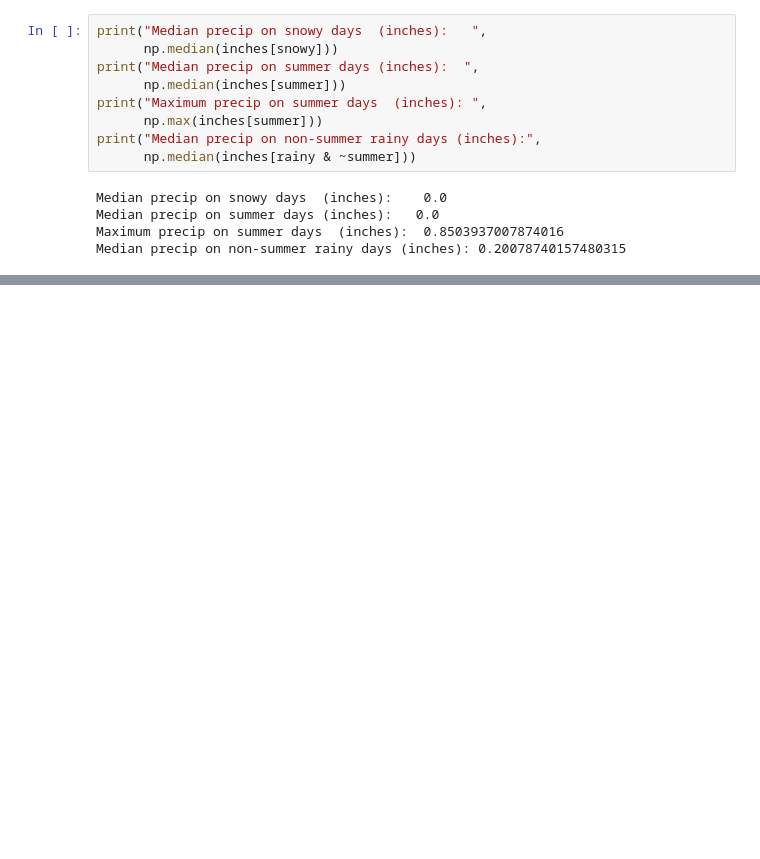
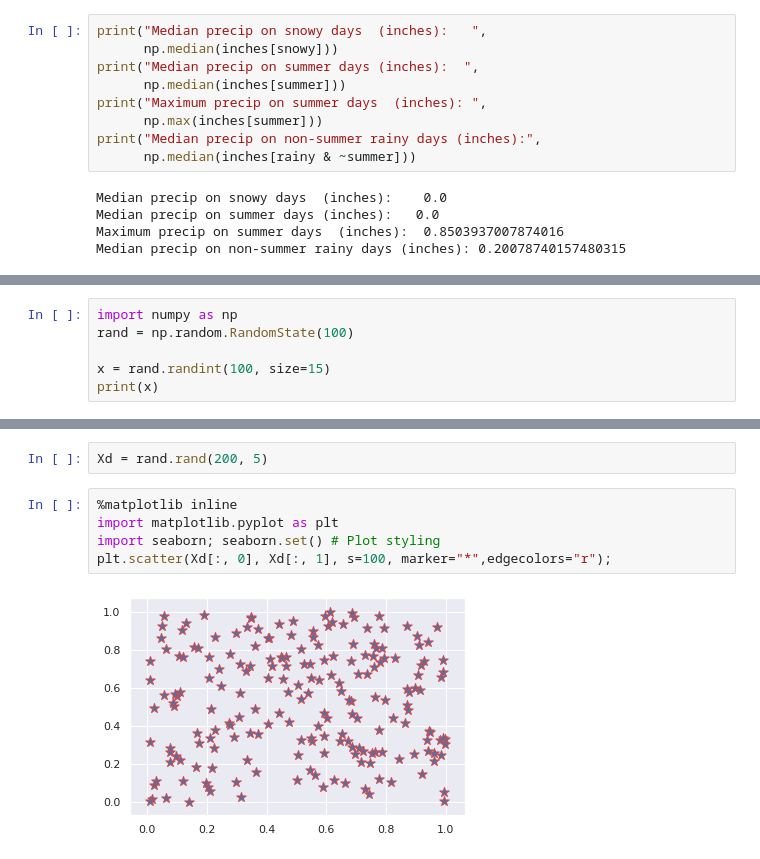
Before and after one commit to themanoftalent/pythondata, a Jupyter notebook: numpy2.ipynb, the cells around one changed output, grey strips where cells are left out. Cells and saved outputs as stored; diff of their text form; blank space fills up the shorter version.

```diff
--- a/numpy2.ipynb
+++ b/numpy2.ipynb
@@ -195,0 +208,6 @@ Median precip on non-summer rainy days (inches): 0.20078740157480315
+# %%
+import numpy as np
+rand = np.random.RandomState(100)
+
+x = rand.randint(100, size=15)
+print(x)
@@ -195,0 +371,9 @@ Median precip on non-summer rainy days (inches): 0.20078740157480315
+# %%
+Xd = rand.rand(200, 5)
+# %%
+%matplotlib inline
+import matplotlib.pyplot as plt
+import seaborn; seaborn.set() # Plot styling
+plt.scatter(Xd[:, 0], Xd[:, 1], s=100, marker="*",edgecolors="r");
+# %% [output]
+[figure, added]
```
Also changed, not shown: parts of 24 cells of this notebook.
